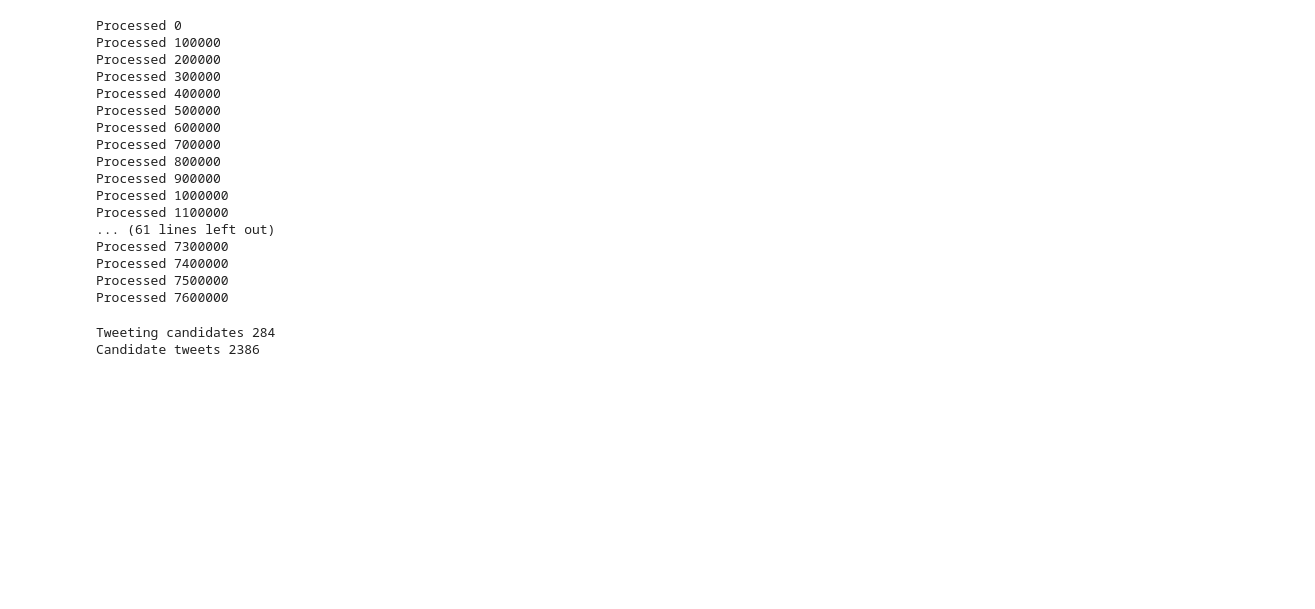
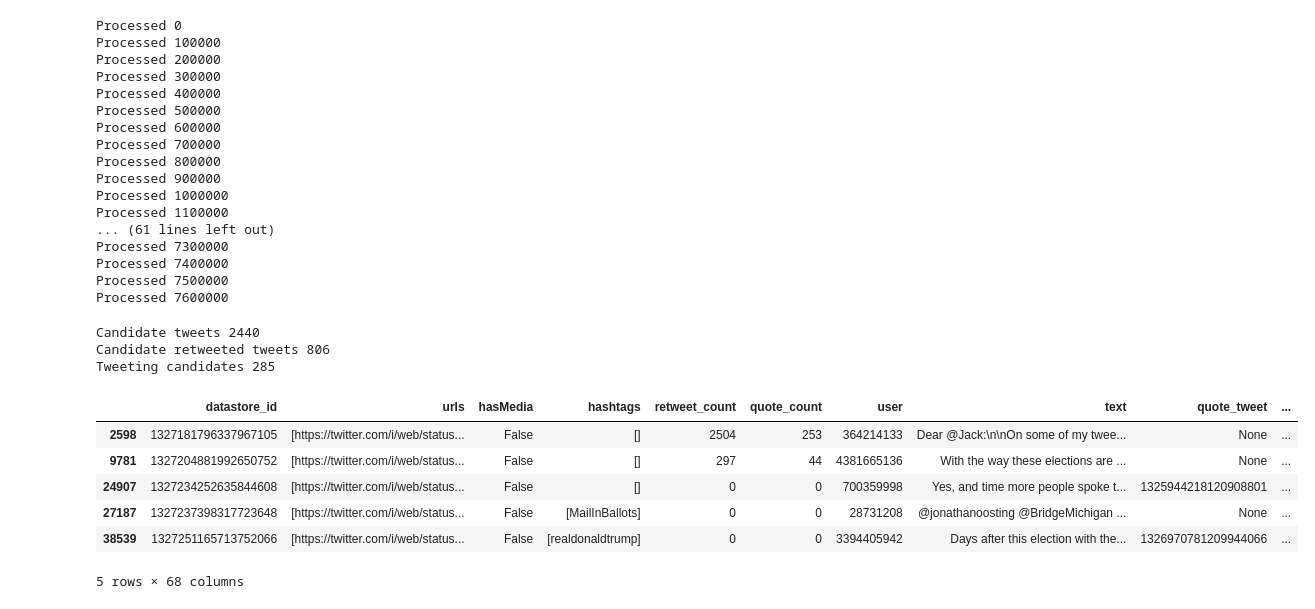
Before and after one commit to sTechLab/VoterFraud2020-analysis, a Jupyter notebook: notebooks/candidate_shares_mapping.ipynb, the cells around one changed output. Saved outputs shown, nothing was run; the diff lists cells and outputs as text; code cells hidden in the pictures; blank space fills up the shorter version.

```diff
--- a/notebooks/candidate_shares_mapping.ipynb
+++ b/notebooks/candidate_shares_mapping.ipynb
@@ -94,15 +161,18 @@ with open("./candidate_shares.pickle", "wb") as f:
 with open("./candidate_shares.pickle", "rb") as f:
     candidate_shares = pickle.load(f)
 # %%
-df_recent_tweets = pd.read_pickle("./df_recent_tweets_with_cluster.pickle")
+df_recent_tweets = pd.read_pickle("./df_recent_tweets_with_final_metrics.pickle")
+# %%
+candidate_retweeted_ids = set([item for sublist in candidate_shares["candidate_shares"].values() for item in sublist])
 # %%
-candidate_tweets = defaultdict(lambda: [])
-candidate_tweet_ids = set()
+candidate_tweet_indices = []
+candidate_retweeted_tweet_indices = []
 
 for i, tweet_id, user in df_recent_tweets[["datastore_id", "user"]].itertuples():
     if (user in candidate_mapping):
-        candidate_tweets[user].append(tweet_id)
-        candidate_tweet_ids.add(tweet_id)
+        candidate_tweet_indices.append(i)
+    if tweet_id in candidate_retweeted_ids:
+        candidate_retweeted_tweet_indices.append(i)
 
     if (i % 100000 == 0):
         print("Processed", i)
@@ -129,8 +197,21 @@ candidate_tweets = df_recent_tweets.ix[list(candidate_tweet_ids)]
+# %%
+candidate_tweets = df_recent_tweets[df_recent_tweets.index.isin(candidate_tweet_indices)]
+candidate_retweeted_tweets = df_recent_tweets[df_recent_tweets.index.isin(candidate_retweeted_tweet_indices)]
+# %%
+print("Candidate tweets", len(candidate_tweets))
+print("Candidate retweeted tweets", len(candidate_retweeted_tweets))
+print("Tweeting candidates", candidate_tweets["user"].nunique())
+# %% [output]
+Candidate tweets 2440
+Candidate retweeted tweets 806
+Tweeting candidates 285
 # %%
-candidate_tweets.shape
+candidate_tweets.head()
+# %% [output]
+|  | datastore_id | urls | hasMedia | hashtags | retweet_count | quote_count | user | text | quote_tweet | ... |
+| 2598 | 1327181796337967105 | [https://twitter.com/i/web/status... | False | [] | 2504 | 253 | 364214133 | Dear @Jack:\n\nOn some of my twee... | None | ... |
+| 9781 | 1327204881992650752 | [https://twitter.com/i/web/status... | False | [] | 297 | 44 | 4381665136 | With the way these elections are ... | None | ... |
+| 24907 | 1327234252635844608 | [https://twitter.com/i/web/status... | False | [] | 0 | 0 | 700359998 | Yes, and time more people spoke t... | 1325944218120908801 | ... |
+| 27187 | 1327237398317723648 | [https://twitter.com/i/web/status... | False | [MailInBallots] | 0 | 0 | 28731208 | @jonathanoosting @BridgeMichigan ... | None | ... |
+| 38539 | 1327251165713752066 | [https://twitter.com/i/web/status... | False | [realdonaldtrump] | 0 | 0 | 3394405942 | Days after this election with the... | 1326970781209944066 | ... |
+5 rows × 68 columns
-# %%
-print("Tweeting candidates", len(candidate_tweets))
-print("Candidate tweets", sum([len(tweets) for tweets in candidate_tweets.values()]))
-# %% [output]
-Tweeting candidates 284
-Candidate tweets 2386
```
Also changed, not shown: parts of 12 cells of this notebook, 3 other files.
